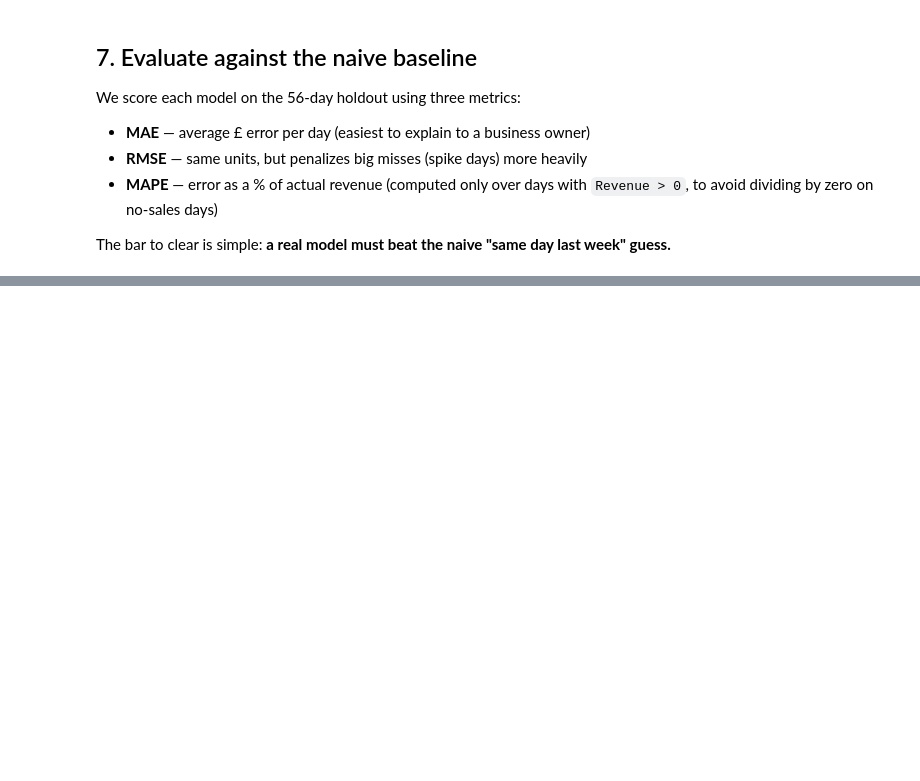
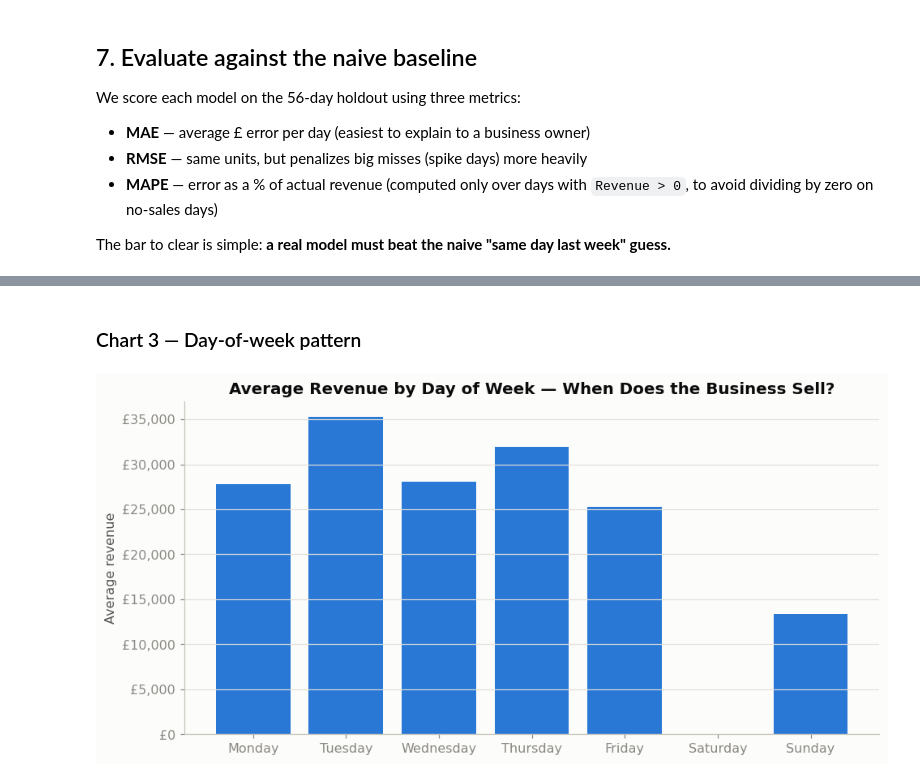
Before and after one commit to SONWA560/FUTURE_ML_01, a Jupyter notebook: notebooks/01_sales_forecasting.ipynb, the cells around one changed output, grey strips where cells are left out. Saved outputs shown, nothing was run; the diff lists cells and outputs as text; code cells hidden in the pictures; blank space fills up the shorter version.

```diff
--- a/notebooks/01_sales_forecasting.ipynb
+++ b/notebooks/01_sales_forecasting.ipynb
@@ -364,0 +457,16 @@ On a typical day, the Linear Regression forecast is off by about £10,480 — ro
+# %% [markdown]
+### Chart 3 — Day-of-week pattern
+# %%
+dow_labels = ["Monday", "Tuesday", "Wednesday", "Thursday", "Friday", "Saturday", "Sunday"]
+dow_avg = daily_revenue.assign(dow=daily_revenue["Date"].dt.dayofweek).groupby("dow")["Revenue"].mean()
+
+fig, ax = plt.subplots(figsize=(9, 4.5))
+ax.bar(dow_labels, dow_avg.values, color=SERIES_1)
+ax.set_title("Average Revenue by Day of Week — When Does the Business Sell?")
+ax.set_ylabel("Average revenue")
+currency_axis(ax)
+fig.tight_layout()
+fig.savefig("../outputs/figures/03_day_of_week.png")
+plt.show()
+# %% [output]
+[figure, added]
```
Also changed, not shown: parts of 17 cells of this notebook, 7 other files.
